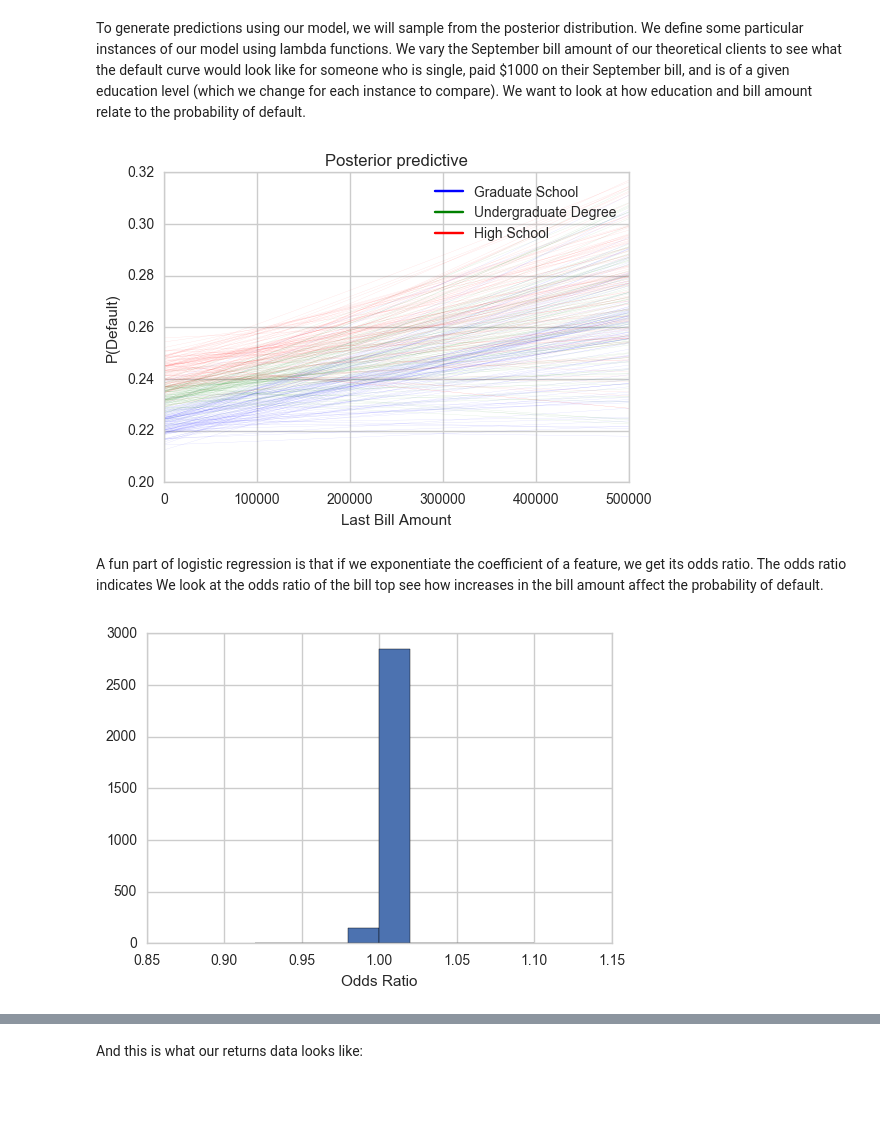
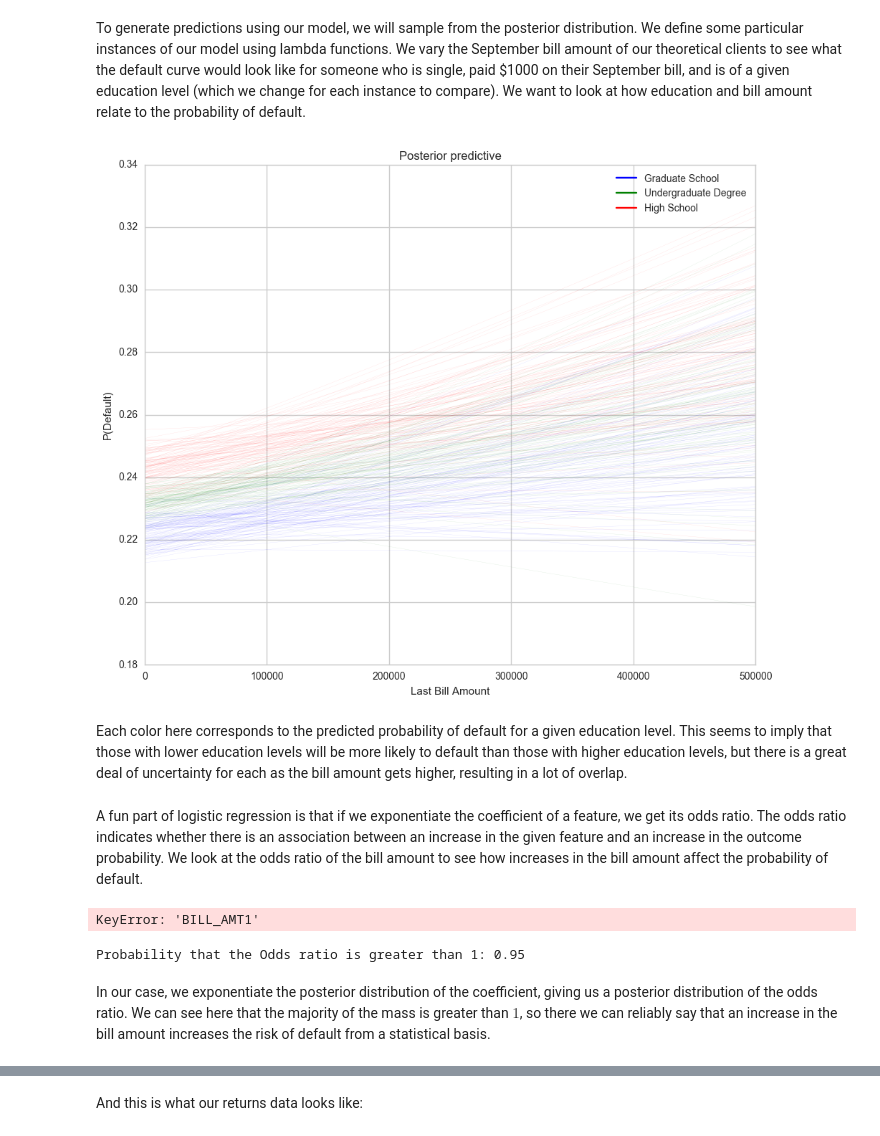
Before and after one commit to pydata/pydata-cookbook, a Jupyter notebook: papers/maxwell_margenot/bayesian_linear_regression.ipynb, the cells around one changed output, grey strips where cells are left out. Cells and saved outputs as stored; diff of their text form; code cells hidden in the pictures; blank space fills up the shorter version.

Commit message:
Finished hierarchical linear regression section, should flesh out some sections

```diff
--- a/papers/maxwell_margenot/bayesian_linear_regression.ipynb
+++ b/papers/maxwell_margenot/bayesian_linear_regression.ipynb
@@ -260,27 +254,39 @@ lm3 = lambda x, samples: 1 / (1 + np.exp(-(samples['Intercept'] +
                                           samples['PAY_AMT1']*1000
                                           )))
 # %%
+plt.figure(figsize=(11, 9))
 pm.glm.plot_posterior_predictive(trace[100:], eval=np.linspace(0, 500000, 10000), lm=lm, samples=100, color='b', alpha=0.15)
 pm.glm.plot_posterior_predictive(trace[100:], eval=np.linspace(0, 500000, 10000), lm=lm2, samples=100, color='g', alpha=0.15)
 pm.glm.plot_posterior_predictive(trace[100:], eval=np.linspace(0, 500000, 10000), lm=lm3, samples=100, color='r', alpha=0.15)
 import matplotlib.lines as lines
 blue_line = lines.Line2D(['lm'], [], color='b', label='Graduate School')
 green_line = lines.Line2D(['lm2'], [], color='g', label='Undergraduate Degree')
 red_line = lines.Line2D(['lm3'], [], color='r', label='High School')
 plt.legend(handles=[blue_line, green_line, red_line], loc='upper right')
 plt.ylabel("P(Default)")
 plt.xlabel("Last Bill Amount")
 plt.show()
 # %% [output]
-[figure, old version]
+[figure, new version]
+# %% [markdown]
+Each color here corresponds to the predicted probability of default for a given education level. This seems to imply that those with lower education levels will be more likely to default than those with higher education levels, but there is a great deal of uncertainty for each as the bill amount gets higher, resulting in a lot of overlap.
 # %% [markdown]
-A fun part of logistic regression is that if we exponentiate the coefficient of a feature, we get its odds ratio. The odds ratio indicates     We look at the odds ratio of the bill top see how increases in the bill amount affect the probability of default.
+A fun part of logistic regression is that if we exponentiate the coefficient of a feature, we get its odds ratio. The odds ratio indicates whether there is an association between an increase in the given feature and an increase in the outcome probability. We look at the odds ratio of the bill amount to see how increases in the bill amount affect the probability of default.
 # %%
 bill_odds = np.exp(trace['BILL_AMT1'])
+plt.figure(figsize=(11, 9))
 plt.hist(bill_odds, range=[0.9, 1.1])
-plt.xlabel('Odds Ratio');
+plt.title('Posterior Distribution of the Odds Ratio of BILL_AMT1')
+plt.xlabel('Odds Ratio')
+plt.ylabel('Density');
 # %% [output]
-[figure, removed]
+KeyError: 'BILL_AMT1'
+# %%
+print('Probability that the Odds ratio is greater than 1:',  (bill_odds > 1).mean())
+# %% [output]
+Probability that the Odds ratio is greater than 1: 0.95
+# %% [markdown]
+In our case, we exponentiate the posterior distribution of the coefficient, giving us a posterior distribution of the odds ratio. We can see here that the majority of the mass is greater than $1$, so there we can reliably say that an increase in the bill amount increases the risk of default from a statistical basis.
 # %% [markdown]
 # Introducing Hierarchical Regression
 
```
Also changed, not shown: parts of 46 cells of this notebook, 1 other file.
